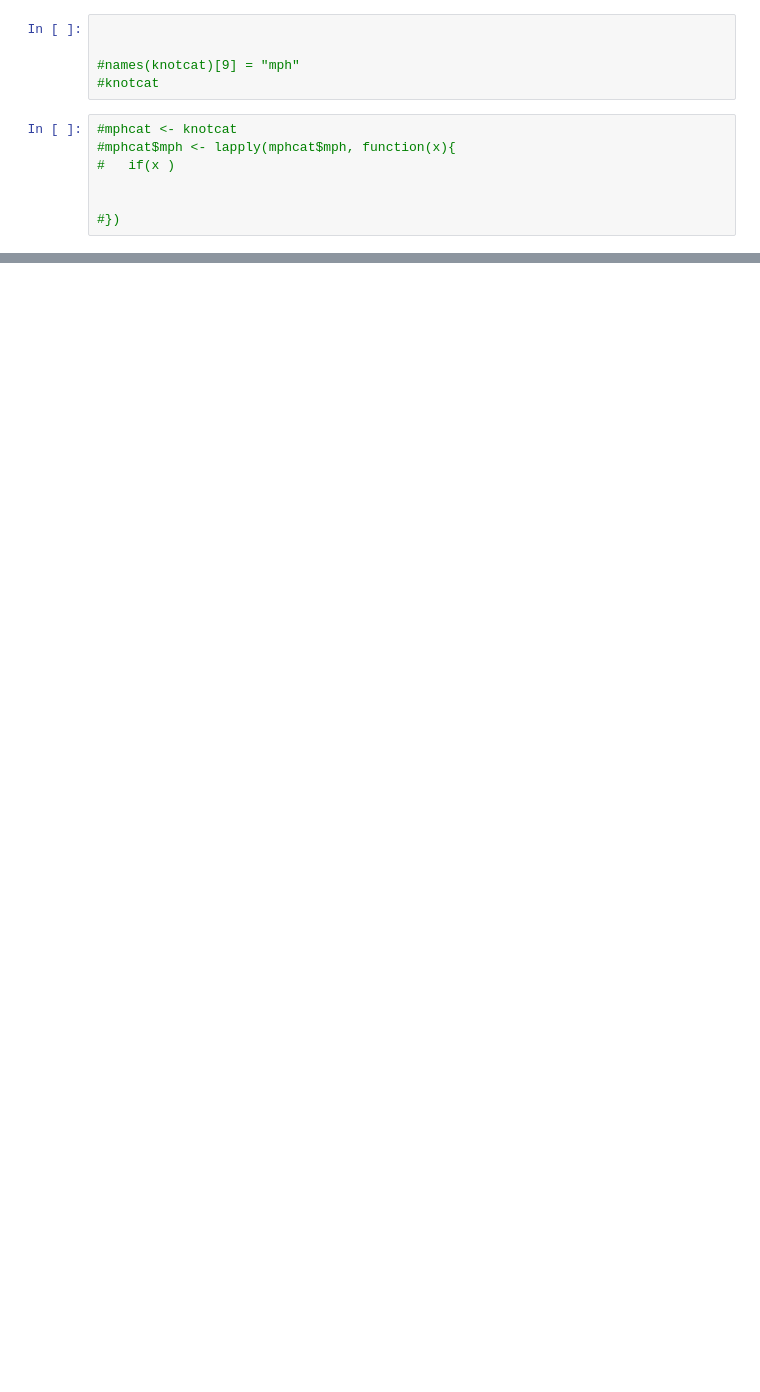
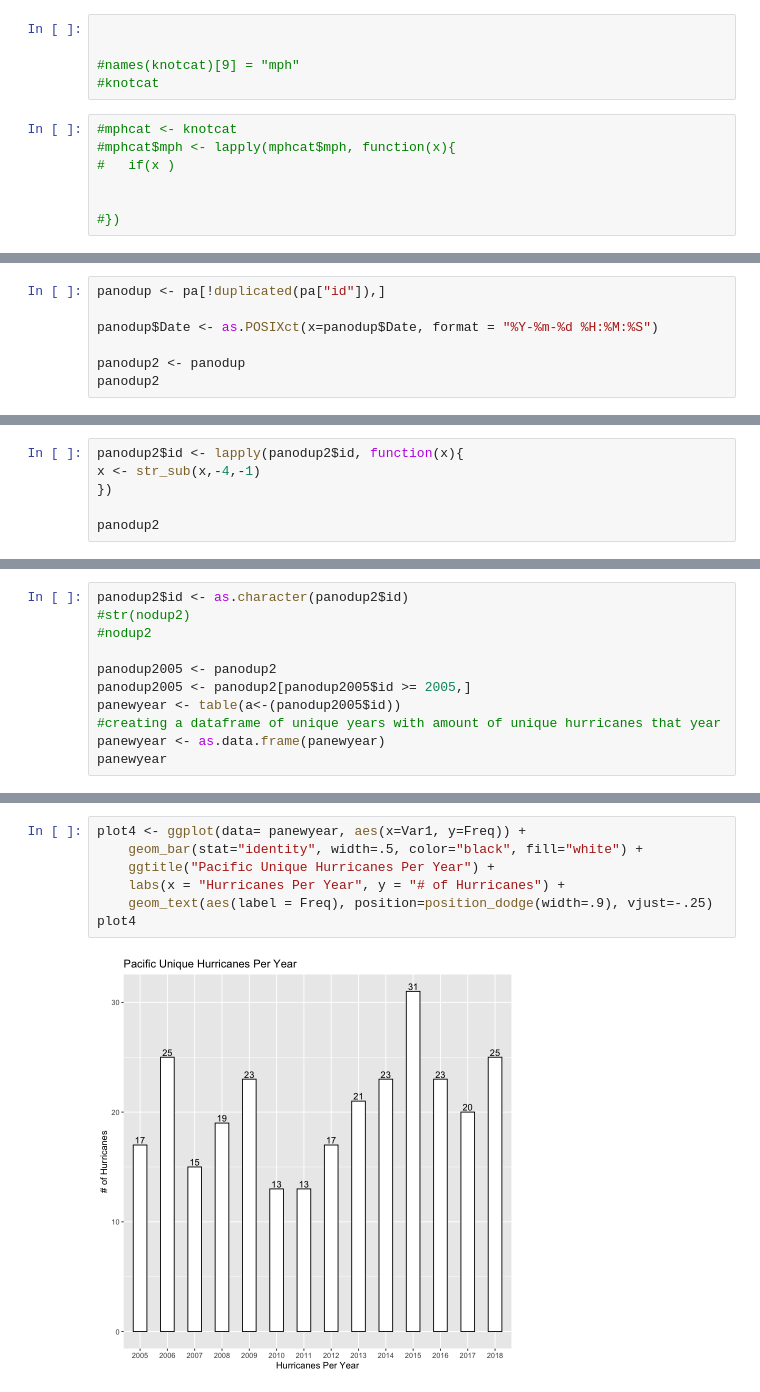
Before and after one commit to zoharsajith/CS424Project2, a Jupyter notebook: notebook-p.ipynb, the cells around one changed output, grey strips where cells are left out. Cells and saved outputs as stored; diff of their text form; blank space fills up the shorter version.

Commit message:
pacific parts added

```diff
--- a/notebook-p.ipynb
+++ b/notebook-p.ipynb
@@ -446,0 +494,7 @@ A data.frame: 51310 × 22
+# %%
+panodup <- pa[!duplicated(pa["id"]),]
+
+panodup$Date <- as.POSIXct(x=panodup$Date, format = "%Y-%m-%d %H:%M:%S")
+
+panodup2 <- panodup
+panodup2
@@ -446,0 +521,6 @@ A data.frame: 51310 × 22
+# %%
+panodup2$id <- lapply(panodup2$id, function(x){
+x <- str_sub(x,-4,-1)
+})
+
+panodup2
@@ -446,0 +547,11 @@ A data.frame: 51310 × 22
+# %%
+panodup2$id <- as.character(panodup2$id)
+#str(nodup2)
+#nodup2
+
+panodup2005 <- panodup2
+panodup2005 <- panodup2[panodup2005$id >= 2005,]
+panewyear <- table(a<-(panodup2005$id))
+#creating a dataframe of unique years with amount of unique hurricanes that year
+panewyear <- as.data.frame(panewyear)
+panewyear
@@ -446,0 +576,9 @@ A data.frame: 51310 × 22
+# %%
+plot4 <- ggplot(data= panewyear, aes(x=Var1, y=Freq)) +
+    geom_bar(stat="identity", width=.5, color="black", fill="white") +
+    ggtitle("Pacific Unique Hurricanes Per Year") +
+    labs(x = "Hurricanes Per Year", y = "# of Hurricanes") +
+    geom_text(aes(label = Freq), position=position_dodge(width=.9), vjust=-.25)
+plot4
+# %% [output]
+[figure, added]
```
Also changed, not shown: parts of 13 cells of this notebook.
